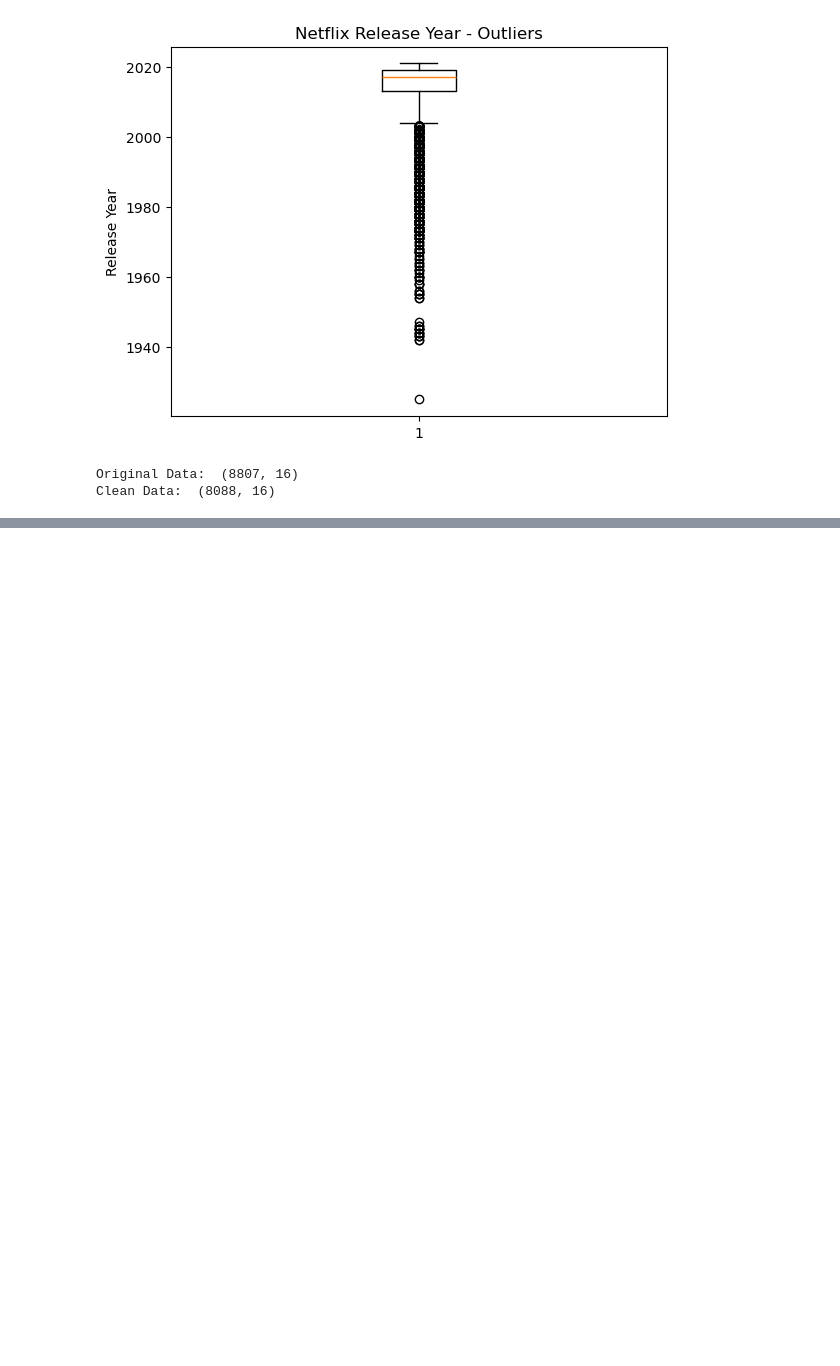
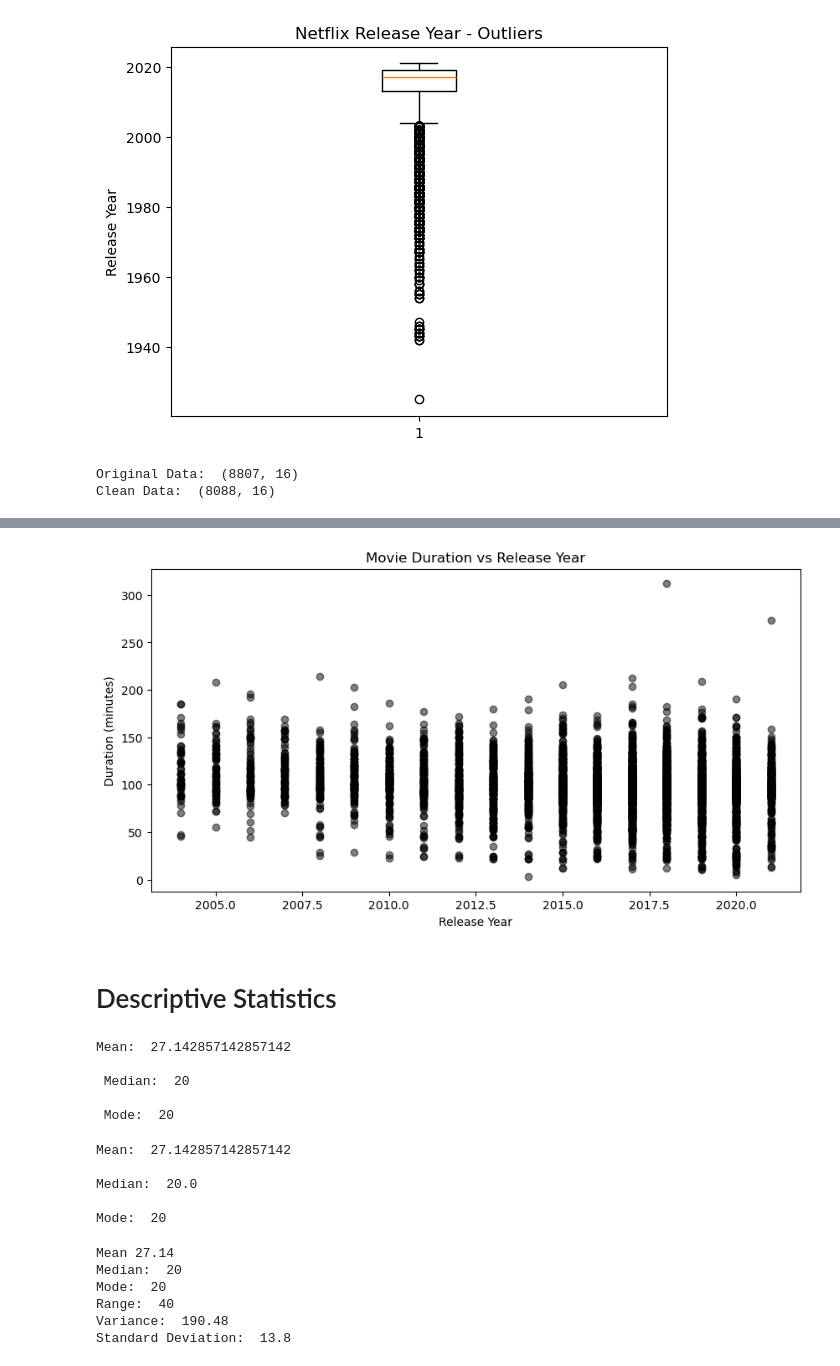
Before and after one commit to Saad-Shaikh095/Dept.-of-Technology, a Jupyter notebook: Semister 5/DA/Lab 02 - Exploratory Data Analysis (EDA) and Descriptive Statistics.ipynb, the cells around one changed output, grey strips where cells are left out. Saved outputs shown, nothing was run; the diff lists cells and outputs as text; code cells hidden in the pictures; blank space fills up the shorter version.

```diff
--- a/Semister 5/DA/Lab 02 - Exploratory Data Analysis (EDA) and Descriptive Statistics.ipynb
+++ b/Semister 5/DA/Lab 02 - Exploratory Data Analysis (EDA) and Descriptive Statistics.ipynb
@@ -247,0 +328,2 @@ Clean Data:  (8088, 16)
+# %%
+movies = data_clean[data_clean['type'] == 'Movie'].copy()
@@ -247,0 +339,6 @@ Clean Data:  (8088, 16)
+# %%
+movies['duration_minutes'] = (
+    movies['duration']
+    .str.extract('(\d+)')[0]
+    .astype(float)
+)
@@ -247,0 +354,69 @@ Clean Data:  (8088, 16)
+# %%
+plt.figure(figsize = (10, 5))
+
+plt.scatter(
+    movies['release_year'],
+    movies['duration_minutes'],
+    color = 'black',
+    alpha = 0.5
+)
+
+plt.title("Movie Duration vs Release Year")
+plt.xlabel("Release Year")
+plt.ylabel("Duration (minutes)")
+plt.show()
+# %% [output]
+[figure, added]
+# %% [markdown]
+# Descriptive Statistics
+# %%
+import statistics
+
+data = [10, 20, 20, 30, 40, 50, 20]
+
+mean = statistics.mean(data)
+median = statistics.median(data)
+mode = statistics.mode(data)
+
+print("Mean: ", mean)
+print("\n Median: ", median)
+print("\n Mode: ", mode)
+# %% [output]
+Mean:  27.142857142857142
+
+ Median:  20
+
+ Mode:  20
+# %%
+import numpy as np
+from scipy import stats
+
+data = [10, 20, 20, 30, 40, 50, 20]
+
+print("Mean: ", np.mean(data))
+print("\nMedian: ", np.median(data))
+print("\nMode: ", stats.mode(data, keepdims = False).mode)
+# %% [output]
+Mean:  27.142857142857142
+
+Median:  20.0
+
+Mode:  20
+# %%
+data_range = max(data) - min(data)
+variance = statistics.variance(data)
+std_deviation = statistics.stdev(data)
+
+print("Mean", round(mean, 2))
+print("Median: ", median)
+print("Mode: ", mode)
+print("Range: ", data_range)
+print("Variance: ", round(variance, 2))
+print("Standard Deviation: ", round(std_deviation, 2))
+# %% [output]
+Mean 27.14
+Median:  20
+Mode:  20
+Range:  40
+Variance:  190.48
+Standard Deviation:  13.8
```
Also changed, not shown: parts of 10 cells of this notebook.
